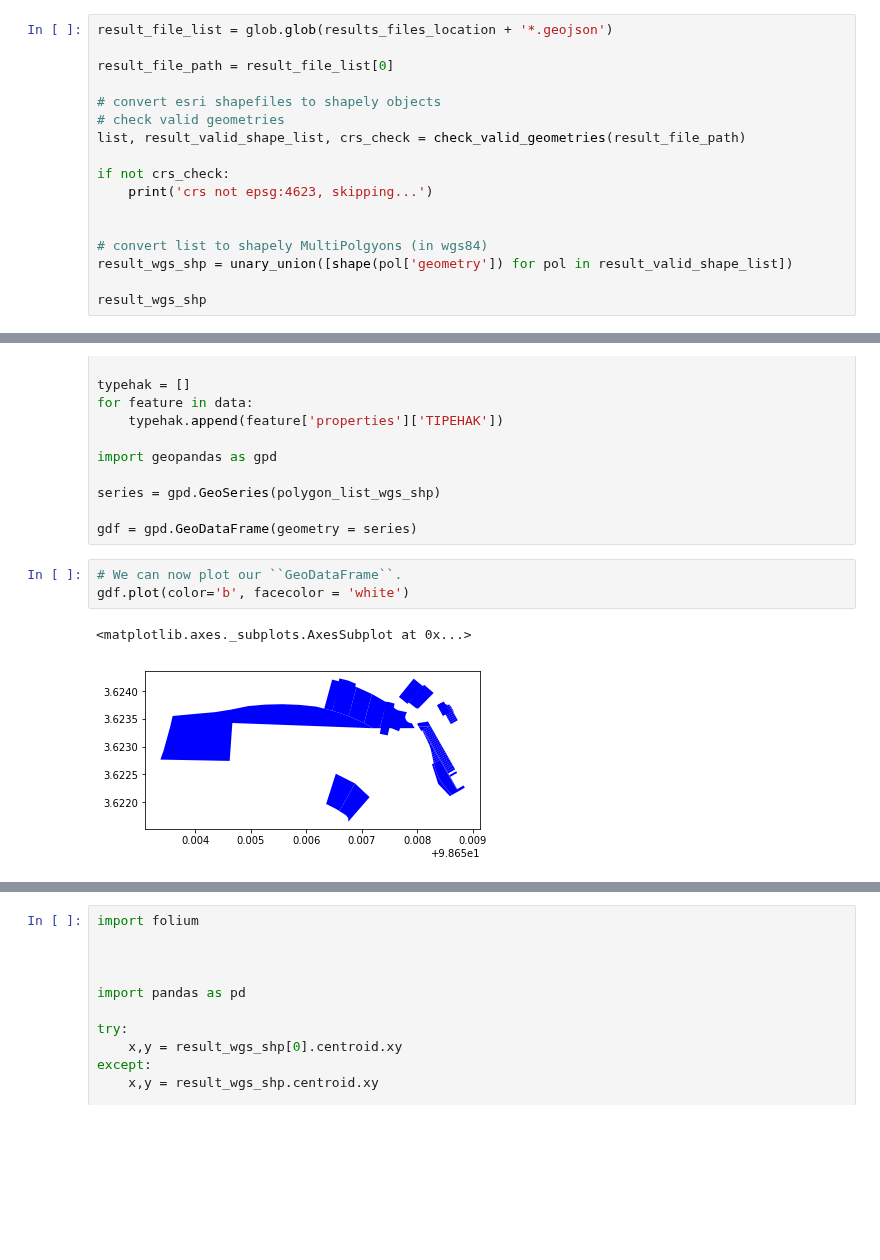
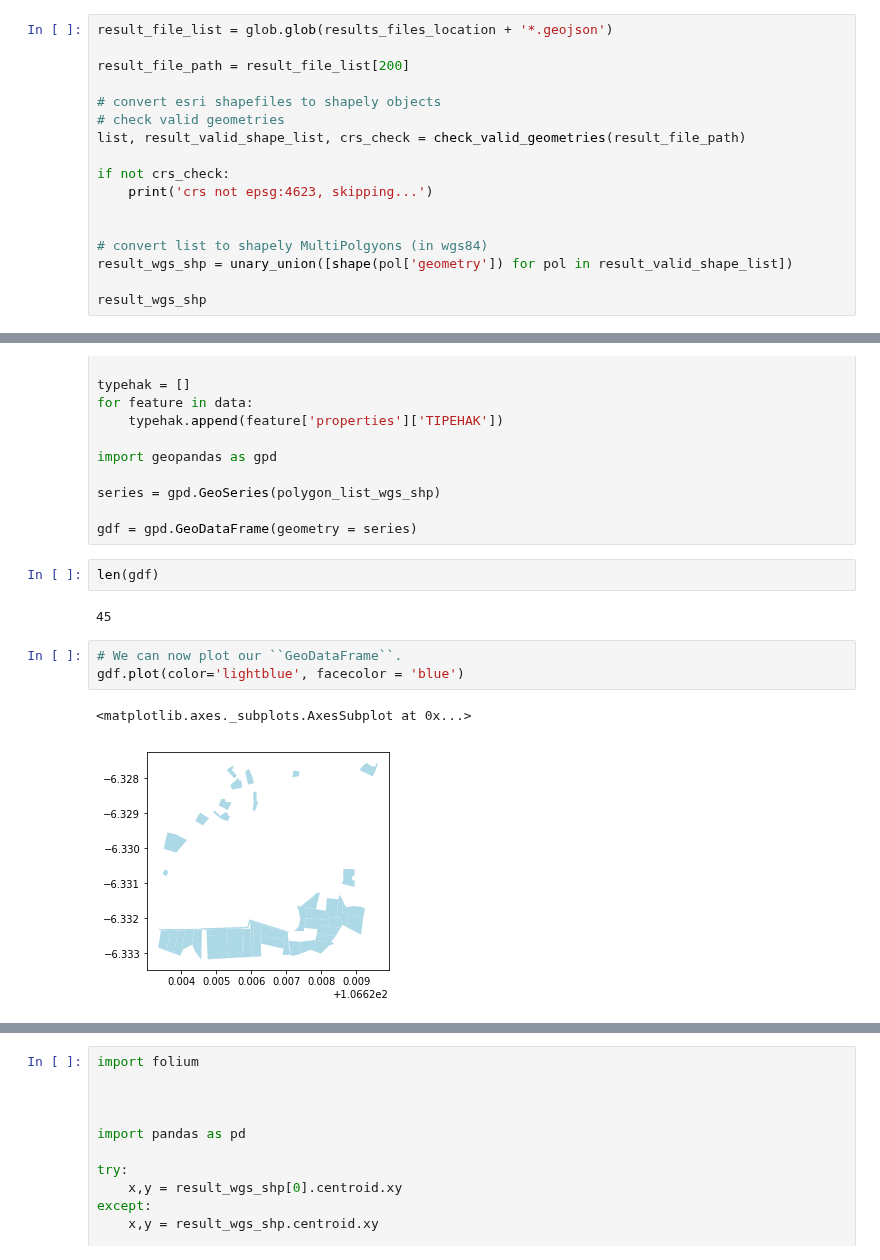
Before and after one commit to krakchris/rimbun.io, a Jupyter notebook: 03_Add_metadata/01_get_persil_info/get_persil_info.ipynb, the cells around one changed output, grey strips where cells are left out. Saved outputs shown, nothing was run; the diff lists cells and outputs as text; blank space fills up the shorter version.

Commit message:
update plotting percil

```diff
--- a/03_Add_metadata/01_get_persil_info/get_persil_info.ipynb
+++ b/03_Add_metadata/01_get_persil_info/get_persil_info.ipynb
@@ -39,7 +43,7 @@ Directory  ../../data/nir_green_blue/persil_overlap/  Created
 # %%
 result_file_list = glob.glob(results_files_location + '*.geojson')
 
-result_file_path = result_file_list[0]
+result_file_path = result_file_list[200]
 
 # convert esri shapefiles to shapely objects
 # check valid geometries
@@ -96,9 +100,13 @@ import geopandas as gpd
 series = gpd.GeoSeries(polygon_list_wgs_shp)
 
 gdf = gpd.GeoDataFrame(geometry = series)
+# %%
+len(gdf)
+# %% [output]
+45
 # %%
 # We can now plot our ``GeoDataFrame``.
-gdf.plot(color='b', facecolor = 'white')
+gdf.plot(color='lightblue', facecolor = 'blue')
 # %% [output]
 <matplotlib.axes._subplots.AxesSubplot at 0x...>
-[figure, old version]
+[figure, new version]
```
Also changed, not shown: parts of 8 cells of this notebook, 3 other files.
